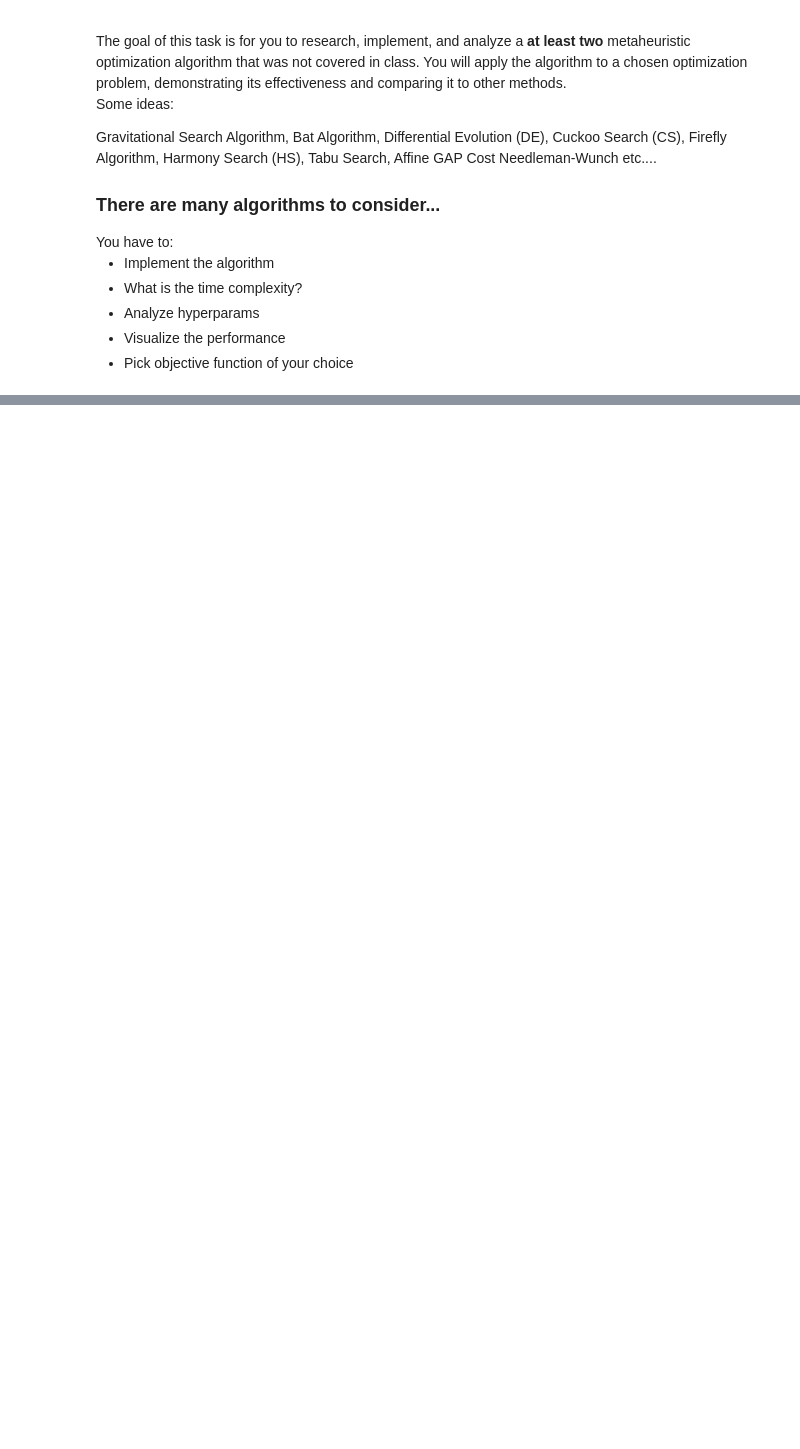
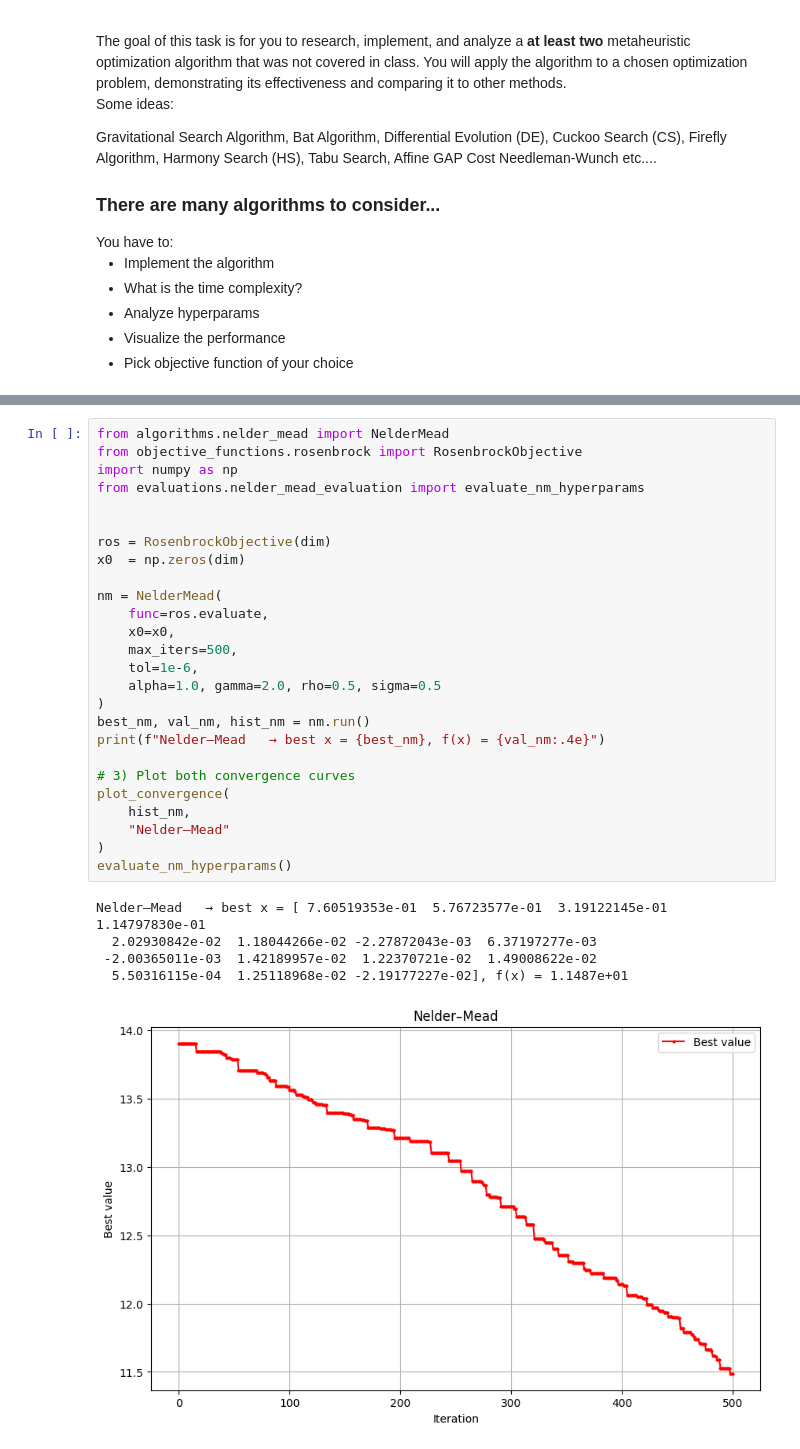
Before and after one commit to MarioSomodi/Optimization-Algorithms, a Jupyter notebook: OABOEC_Project_Mario_Somodi.ipynb, the cells around one changed output, grey strips where cells are left out. Cells and saved outputs as stored; diff of their text form; blank space fills up the shorter version.

```diff
--- a/OABOEC_Project_Mario_Somodi.ipynb
+++ b/OABOEC_Project_Mario_Somodi.ipynb
@@ -1023,0 +1132,32 @@ You have to:
+# %%
+from algorithms.nelder_mead import NelderMead
+from objective_functions.rosenbrock import RosenbrockObjective
+import numpy as np
+from evaluations.nelder_mead_evaluation import evaluate_nm_hyperparams
+
+
+ros = RosenbrockObjective(dim)
+x0  = np.zeros(dim)
+
+nm = NelderMead(
+    func=ros.evaluate,
+    x0=x0,
+    max_iters=500,
+    tol=1e-6,
+    alpha=1.0, gamma=2.0, rho=0.5, sigma=0.5
+)
+best_nm, val_nm, hist_nm = nm.run()
+print(f"Nelder–Mead   → best x = {best_nm}, f(x) = {val_nm:.4e}")
+
+# 3) Plot both convergence curves
+plot_convergence(
+    hist_nm,
+    "Nelder–Mead"
+)
+evaluate_nm_hyperparams()
+# %% [output]
+Nelder–Mead   → best x = [ 7.60519353e-01  5.76723577e-01  3.19122145e-01  1.14797830e-01
+  2.02930842e-02  1.18044266e-02 -2.27872043e-03  6.37197277e-03
+ -2.00365011e-03  1.42189957e-02  1.22370721e-02  1.49008622e-02
+  5.50316115e-04  1.25118968e-02 -2.19177227e-02], f(x) = 1.1487e+01
+[figure, added]
```
Also changed, not shown: parts of 11 cells of this notebook, 2 other files.
